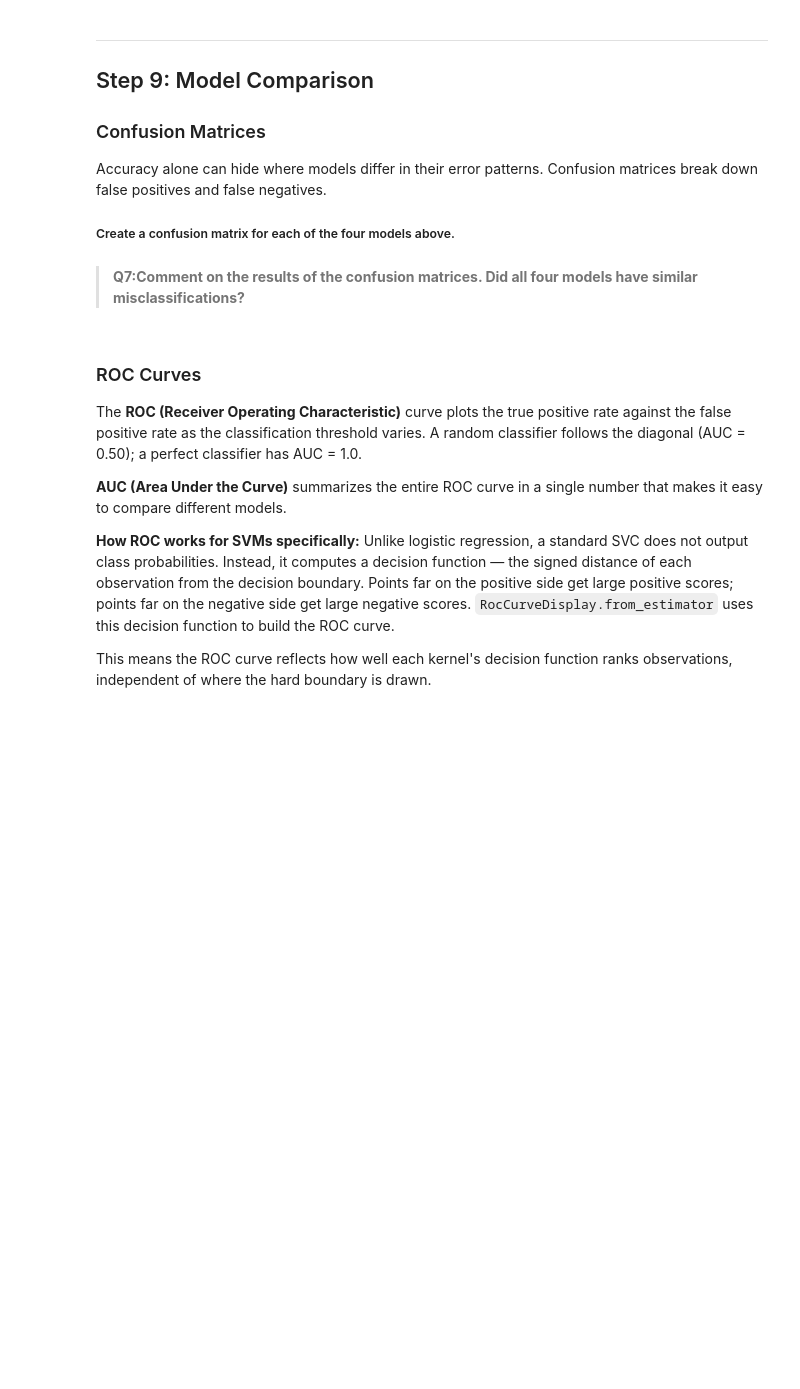
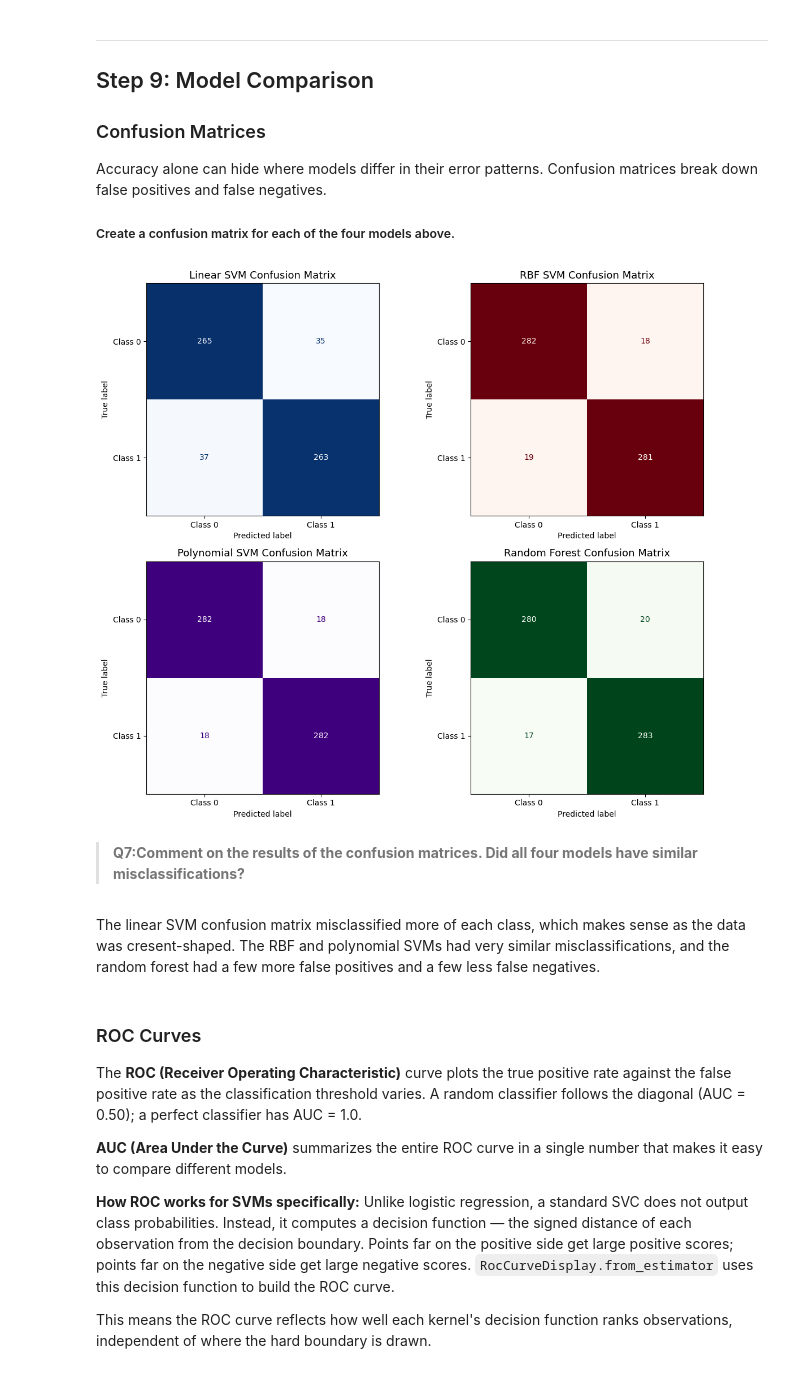
Before and after one commit to avarobillard/eds232-labs, a Jupyter notebook: lab8.ipynb, the cells around one changed output. Cells and saved outputs as stored; diff of their text form; code cells hidden in the pictures; blank space fills up the shorter version.

```diff
--- a/lab8.ipynb
+++ b/lab8.ipynb
@@ -367,8 +404,36 @@ plt.show()
 Accuracy alone can hide where models differ in their error patterns. Confusion matrices break down false positives and false negatives.
 
 ##### Create a confusion matrix for each of the four models above.
+# %%
+# List all four models
+models = [
+    (best_linear, "Linear SVM"),
+    (best_rbf, "RBF SVM"),
+    (best_poly, "Polynomial SVM"),
+    (best_rf, "Random Forest"),
+]
+
+# Colors to match ROC curves
+cmaps = ["Blues", "Reds", "Purples", "Greens"]
+
+fig, axes = plt.subplots(2, 2, figsize=(12, 10))
+
+# Create each confusion matrix
+for ax, (model, title), cmap in zip(axes.flatten(), models, cmaps):
+    cm = confusion_matrix(y_test, model.predict(X_test_s))
+    disp = ConfusionMatrixDisplay(confusion_matrix=cm, display_labels=['Class 0', 'Class 1'])
+    disp.plot(ax=ax, colorbar=False, cmap=cmap)
+    ax.set_ylim(len(['Class 0', 'Class 1']) - 0.5, -0.5)
+    ax.set_title(f'{title} Confusion Matrix', fontsize=13)
+
+plt.tight_layout()
+plt.show()
+# %% [output]
+[figure, added]
 # %% [markdown]
 >**Q7:Comment on the results of the confusion matrices. Did all four models have similar misclassifications?**
+# %% [markdown]
+The linear SVM confusion matrix misclassified more of each class, which makes sense as the data was cresent-shaped. The RBF and polynomial SVMs had very similar misclassifications, and the random forest had a few more false positives and a few less false negatives.
 # %% [markdown]
 ### ROC Curves
 
```
Also changed, not shown: parts of 18 cells of this notebook, 1 other file.
